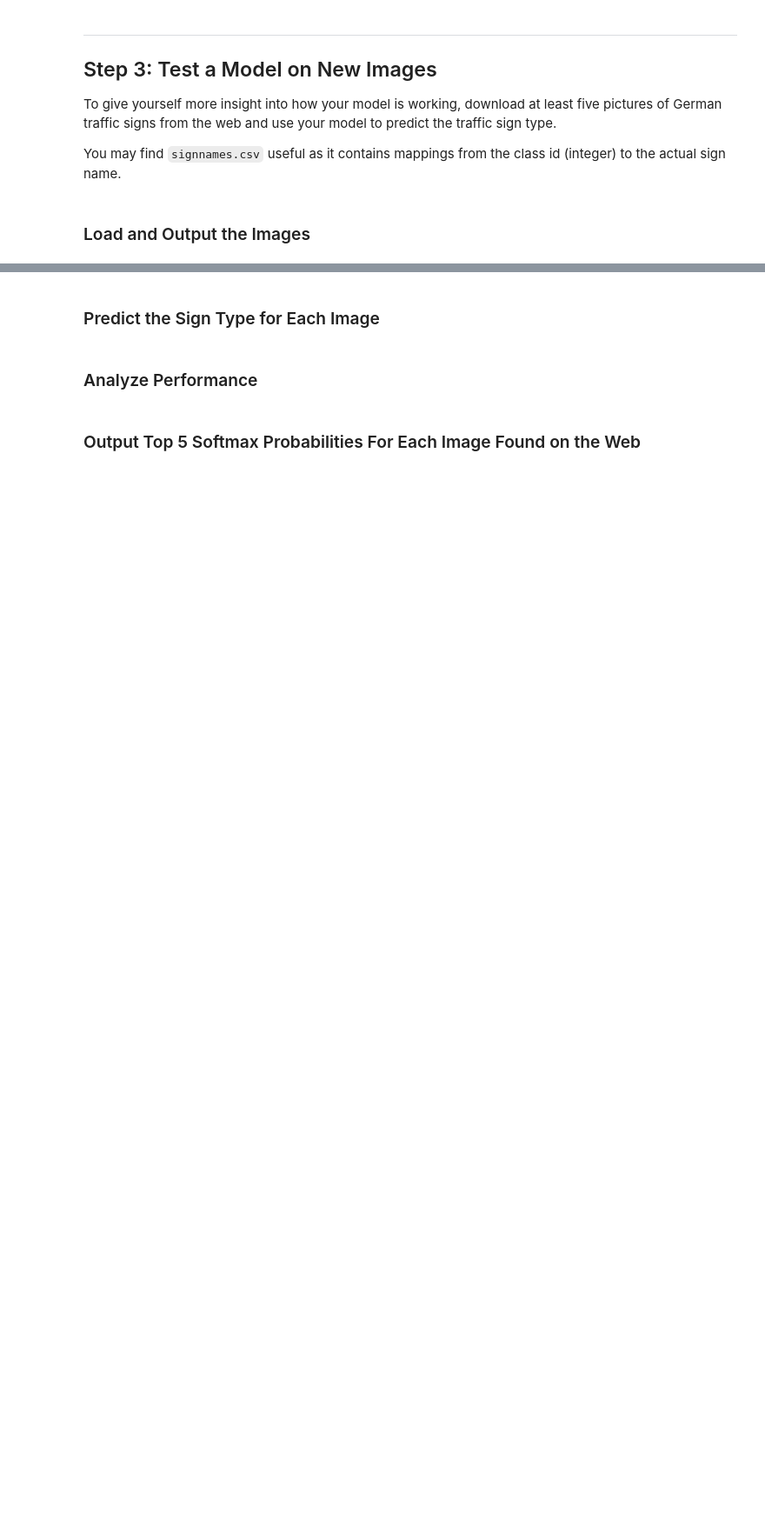
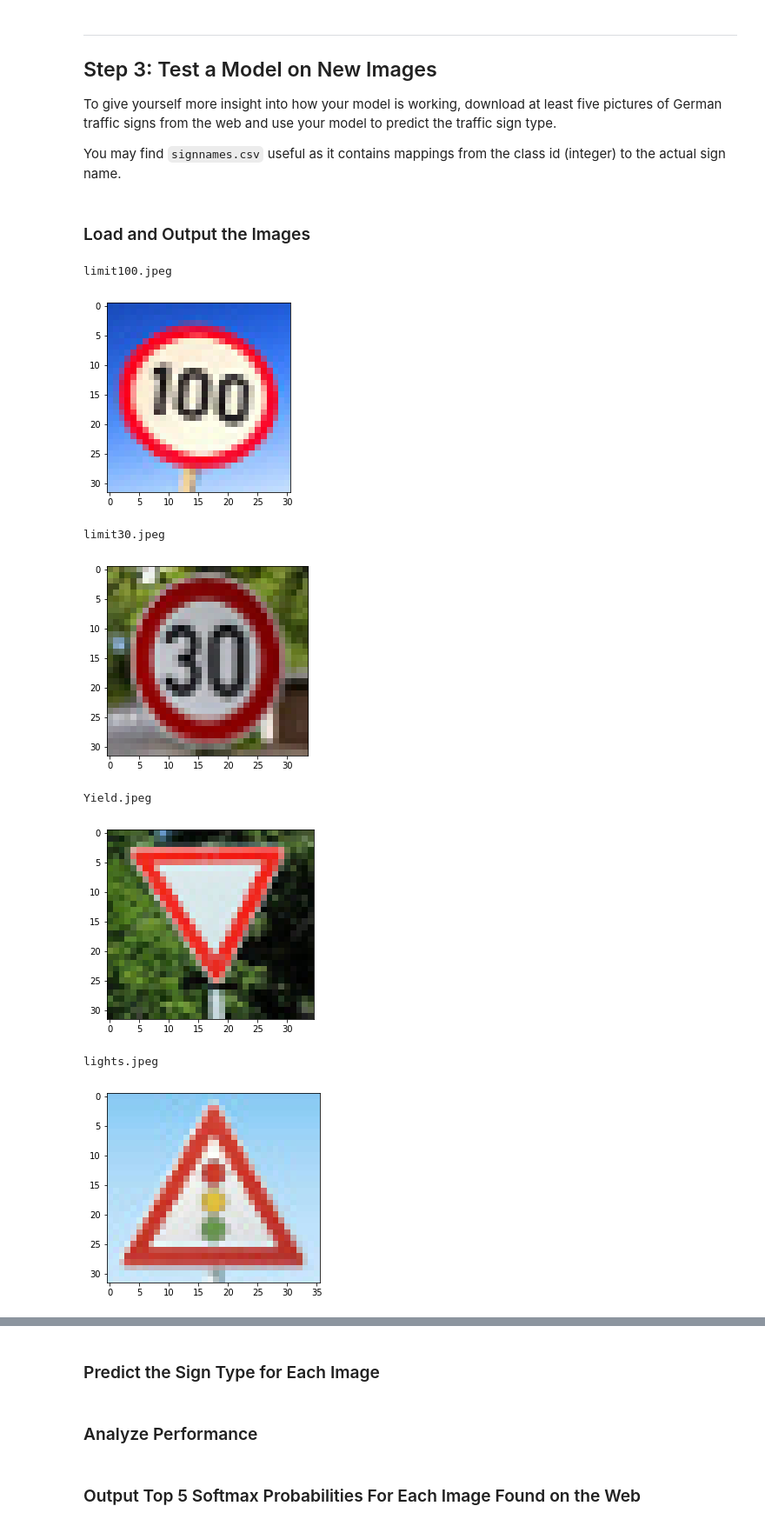
Before and after one commit to SvenKratz/CarND-Traffic-Sign-Classifier-Project, a Jupyter notebook: Traffic_Sign_Classifier.ipynb, the cells around one changed output, grey strips where cells are left out. Shown: that part at 87% size. Saved outputs shown, nothing was run; the diff lists cells and outputs as text; code cells hidden in the pictures; blank space fills up the shorter version.

```diff
--- a/Traffic_Sign_Classifier.ipynb
+++ b/Traffic_Sign_Classifier.ipynb
@@ -361,10 +370,15 @@ with tf.Session() as sess:
             sess.run(training_operation, feed_dict={x: batch_x, y: batch_y, dropout_prob: DROPOUT_PROB})
 
         validation_accuracy = evaluate(X_valid, y_valid )
+
         print("EPOCH {} ...".format(i+1))
         print("Validation Accuracy = {:.3f}".format(validation_accuracy))
         print()
 
+        if validation_accuracy > 0.943:
+            print ("High Accuracy Reached. Breaking off!")
+            break
+
     saver.save(sess, MODEL_FILE)
     print("Model saved")
 # %% [output]
@@ -419,0 +431,32 @@ You may find `signnames.csv` useful as it contains mappings from the class id (i
+# %%
+### Load the images and plot them here.
+### Feel free to use as many code cells as needed.
+
+import os
+import matplotlib.image as mpimg
+import matplotlib.pyplot as plt
+IMAGES_DIR = "./web_images"
+image_files = os.listdir(IMAGES_DIR)
+#print (image_files)
+
+images = [mpimg.imread(os.path.join(IMAGES_DIR,f)) for f in image_files]
+
+for idx,i in enumerate(images):
+    print (image_files[idx])
+    plt.imshow(i)
+    plt.show()
+
+## preprocess
+images_preprocessed = [normalize_gs(img) for img in images]
+
+for i in images_preprocessed:
+    print (i.shape)
+# %% [output]
+limit100.jpeg
+[figure, added]
+limit30.jpeg
+[figure, added]
+Yield.jpeg
+[figure, added]
+lights.jpeg
+[figure, added]
```
Also changed, not shown: parts of 10 cells of this notebook, 3 other files.
